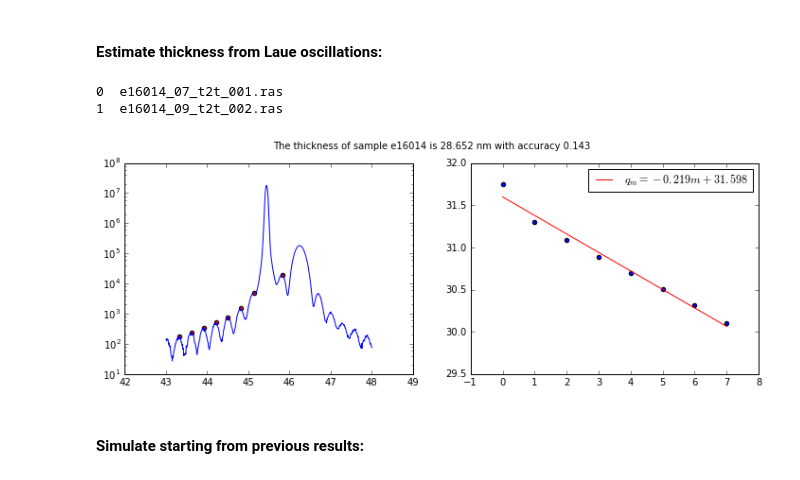
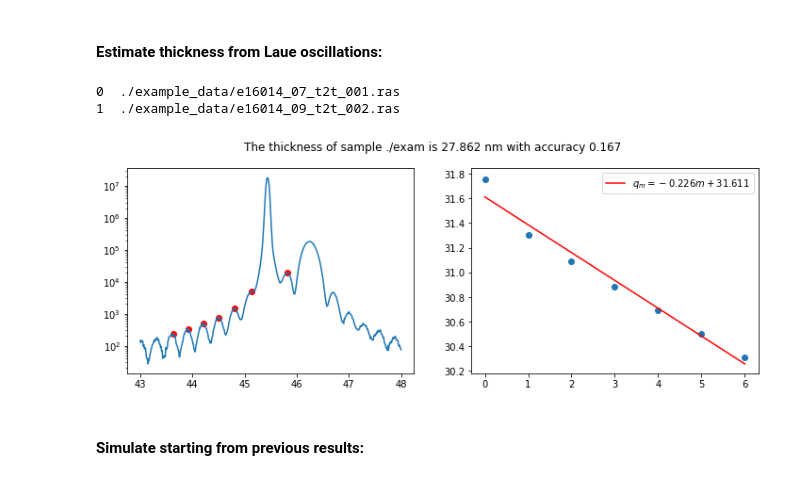
Before and after one commit to ezatterin/edoxrd, a Jupyter notebook: examples/CTR_Template.ipynb, the cells around one changed output. Drawn from its saved outputs; the diff is of its cells as text; code cells hidden in the pictures.

```diff
--- a/examples/CTR_Template.ipynb
+++ b/examples/CTR_Template.ipynb
@@ -21,7 +23,9 @@ Have a look at the `.ras` files that can be read within the specified directory.
 files = !ls {d} | grep '_00[1-9]' | grep '.ras'
 # Windows
 # files = !dir {d} /b /a-d | find ".ras"
-for fname in files: print fname
+for index,fname in enumerate(files):
+    print fname
+    files[index] = d+fname
 # %% [output]
 e16014_07_t2t_001.ras
 e16014_09_t2t_002.ras
@@ -85,13 +89,13 @@ Check that the estimated **c** makes sense, you need to change the multiplier ab
 # %%
 for index,fname in enumerate(files): print('{0}  {1}').format(index,fname)
 # %% [output]
-0  e16014_07_t2t_001.ras
-1  e16014_09_t2t_002.ras
+0  ./example_data/e16014_07_t2t_001.ras
+1  ./example_data/e16014_09_t2t_002.ras
 # %%
 dset = files[1]
-t = xrd.calc_thickness(dset, d, threshold=1e-5, distance=15, side='l')
+t = xrd.calc_thickness(dset, threshold=1e-5, distance=15, side='l')
 # %% [output]
-[figure, old version]
+[figure, new version]
 # %% [markdown]
 #### Simulate starting from previous results:
 # %%
```
Also changed, not shown: parts of 5 cells of this notebook.
